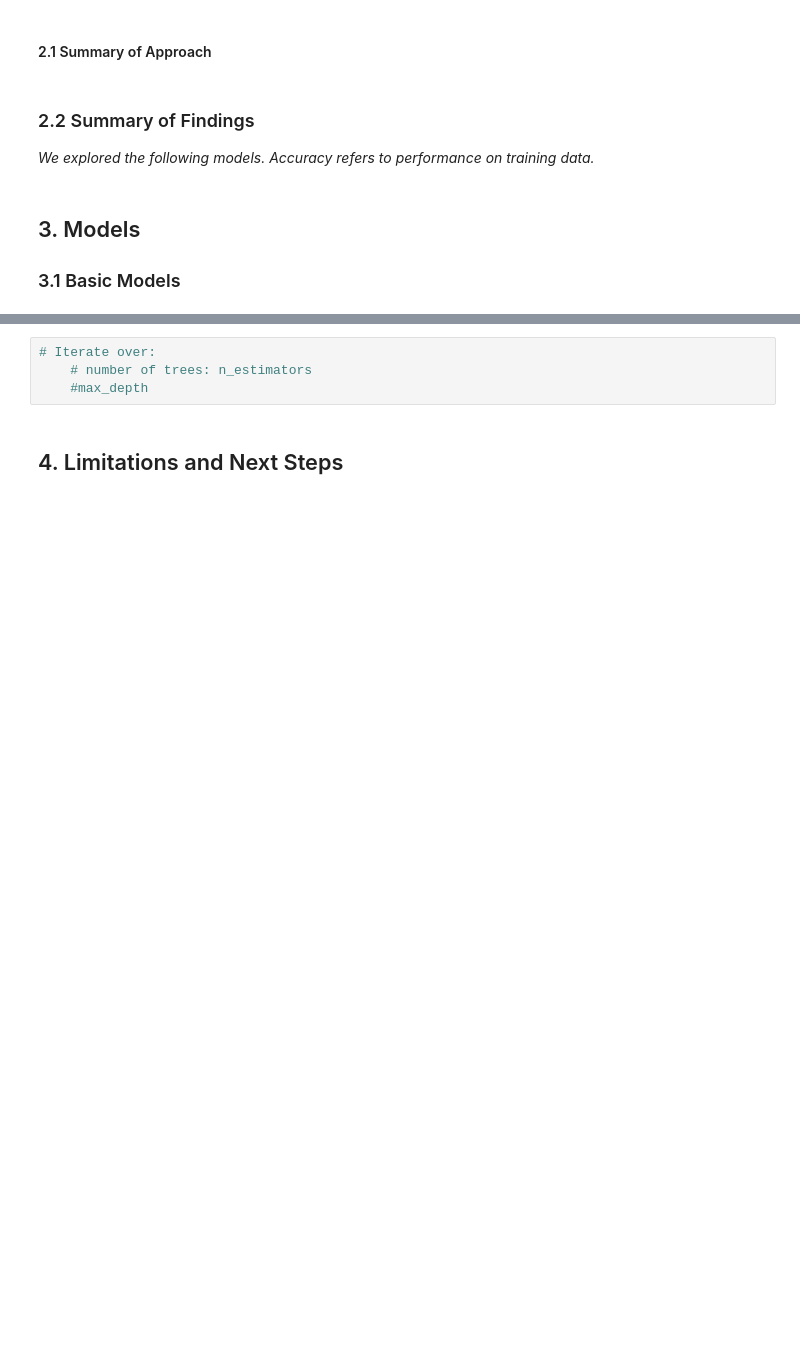
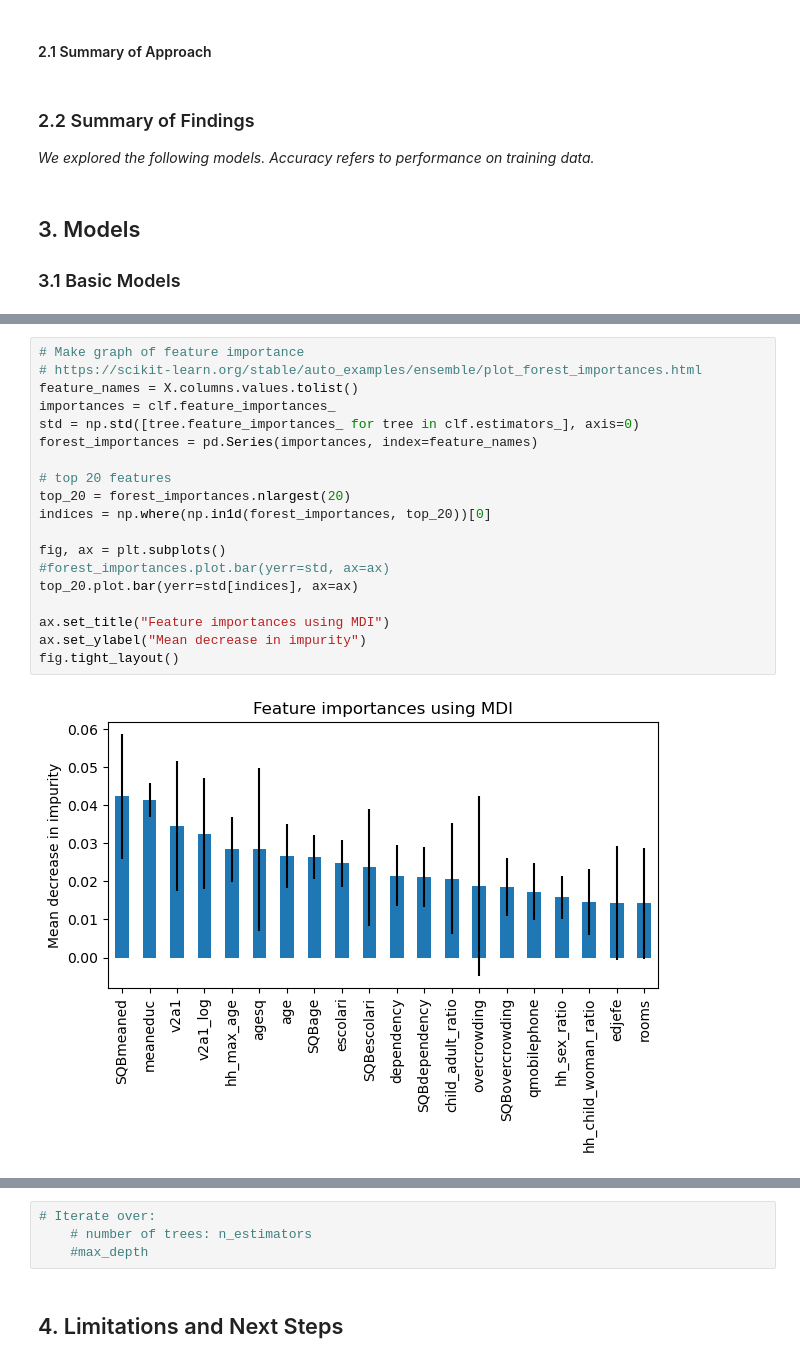
Before and after one commit to andrewjtdunn/Costa-Rican-Household-Poverty-Level-Prediction, a Jupyter notebook: Random_Forest.ipynb, the cells around one changed output, grey strips where cells are left out. Saved outputs shown, nothing was run; the diff lists cells and outputs as text; blank space fills up the shorter version.

Commit message:
get running, add graph of feature importance

```diff
--- a/Random_Forest.ipynb
+++ b/Random_Forest.ipynb
@@ -56,0 +63,21 @@ A Random Forest model is....a series of decision trees, averaged
+# %%
+# Make graph of feature importance
+# https://scikit-learn.org/stable/auto_examples/ensemble/plot_forest_importances.html
+feature_names = X.columns.values.tolist()
+importances = clf.feature_importances_
+std = np.std([tree.feature_importances_ for tree in clf.estimators_], axis=0)
+forest_importances = pd.Series(importances, index=feature_names)
+
+# top 20 features
+top_20 = forest_importances.nlargest(20)
+indices = np.where(np.in1d(forest_importances, top_20))[0]
+
+fig, ax = plt.subplots()
+#forest_importances.plot.bar(yerr=std, ax=ax)
+top_20.plot.bar(yerr=std[indices], ax=ax)
+
+ax.set_title("Feature importances using MDI")
+ax.set_ylabel("Mean decrease in impurity")
+fig.tight_layout()
+# %% [output]
+[figure, added]
```
Also changed, not shown: parts of 5 cells of this notebook.
